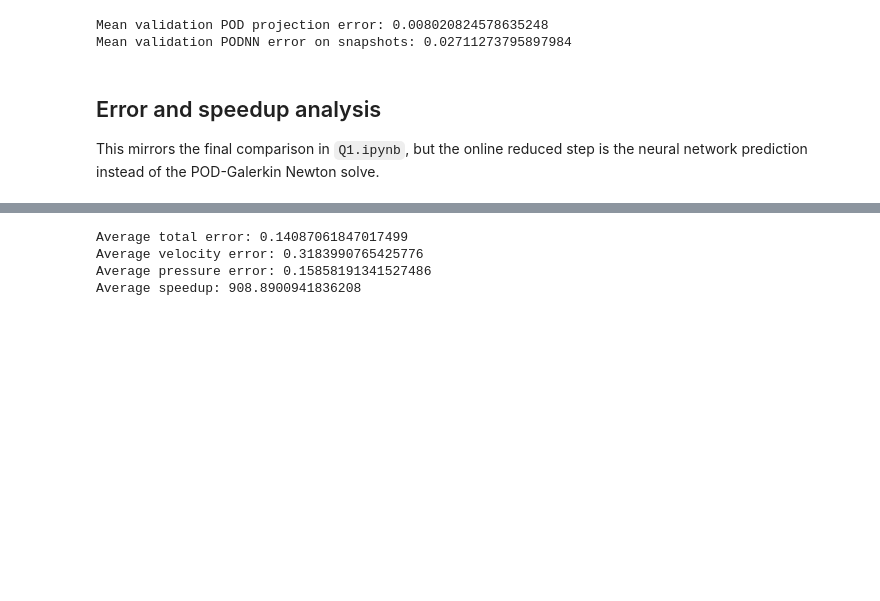
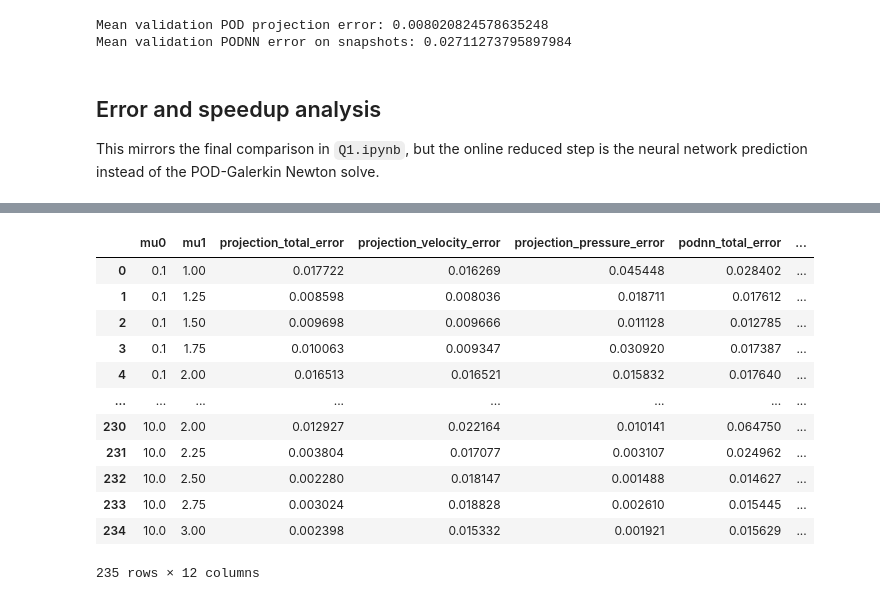
Before and after one commit to tom-fritzdorf/MOR-project, a Jupyter notebook: Q2.ipynb, the cells around one changed output, grey strips where cells are left out. Saved outputs shown, nothing was run; the diff lists cells and outputs as text; code cells hidden in the pictures; blank space fills up the shorter version.

Commit message:
Solution for Q2

```diff
--- a/Q2.ipynb
+++ b/Q2.ipynb
@@ -1394,10 +1365,70 @@ Name: 7, dtype: float64
-# %%
-print("Average total error:", df_results["total_error"].mean())
-print("Average velocity error:", df_results["velocity_error"].mean())
-print("Average pressure error:", df_results["pressure_error"].mean())
-print("Average speedup:", df_results["speedup"].mean())
-# %% [output]
-Average total error: 0.14087061847017499
-Average velocity error: 0.3183990765425776
-Average pressure error: 0.15858191341527486
-Average speedup: 908.8900941836208
+# %%
+import pandas as pd
+
+error_decomposition_results = []
+
+for mu0, mu1 in testing_set:
+    # FOM solution
+    u_fom_full, ux_fom, uy_fom, p_fom, fom_info = solve_fom(mu0, mu1)
+
+    # Best POD projection of the FOM solution
+    coeff_projection = project_snapshot_to_pod_coefficients(u_fom_full)
+    u_projection_full = V_podnn @ coeff_projection
+
+    # PODNN reconstruction
+    u_podnn_full, ux_podnn, uy_podnn, p_podnn, coeff_podnn, podnn_info = solve_podnn(mu0, mu1)
+
+    # Projection errors
+    projection_total, projection_velocity, projection_pressure = compute_relative_errors(
+        u_fom_full,
+        u_projection_full
+    )
+
+    # PODNN errors
+    podnn_total, podnn_velocity, podnn_pressure = compute_relative_errors(
+        u_fom_full,
+        u_podnn_full
+    )
+
+    # Coefficient prediction error
+    coeff_relative_error = (
+        np.linalg.norm(coeff_projection - coeff_podnn)
+        / np.linalg.norm(coeff_projection)
+    )
+
+    error_decomposition_results.append({
+        "mu0": mu0,
+        "mu1": mu1,
+
+        "projection_total_error": projection_total,
+        "projection_velocity_error": projection_velocity,
+        "projection_pressure_error": projection_pressure,
+
+        "podnn_total_error": podnn_total,
+        "podnn_velocity_error": podnn_velocity,
+        "podnn_pressure_error": podnn_pressure,
+
+        "coefficient_relative_error": coeff_relative_error,
+
+        "total_error_gap": podnn_total - projection_total,
+        "velocity_error_gap": podnn_velocity - projection_velocity,
+        "pressure_error_gap": podnn_pressure - projection_pressure,
+    })
+
+df_error_decomposition = pd.DataFrame(error_decomposition_results)
+
+df_error_decomposition
+# %% [output]
+|  | mu0 | mu1 | projection_total_error | projection_velocity_error | projection_pressure_error | podnn_total_error | ... |
+| 0 | 0.1 | 1.00 | 0.017722 | 0.016269 | 0.045448 | 0.028402 | ... |
+| 1 | 0.1 | 1.25 | 0.008598 | 0.008036 | 0.018711 | 0.017612 | ... |
+| 2 | 0.1 | 1.50 | 0.009698 | 0.009666 | 0.011128 | 0.012785 | ... |
+| 3 | 0.1 | 1.75 | 0.010063 | 0.009347 | 0.030920 | 0.017387 | ... |
+| 4 | 0.1 | 2.00 | 0.016513 | 0.016521 | 0.015832 | 0.017640 | ... |
+| ... | ... | ... | ... | ... | ... | ... | ... |
+| 230 | 10.0 | 2.00 | 0.012927 | 0.022164 | 0.010141 | 0.064750 | ... |
+| 231 | 10.0 | 2.25 | 0.003804 | 0.017077 | 0.003107 | 0.024962 | ... |
+| 232 | 10.0 | 2.50 | 0.002280 | 0.018147 | 0.001488 | 0.014627 | ... |
+| 233 | 10.0 | 2.75 | 0.003024 | 0.018828 | 0.002610 | 0.015445 | ... |
+| 234 | 10.0 | 3.00 | 0.002398 | 0.015332 | 0.001921 | 0.015629 | ... |
+235 rows × 12 columns
```
Also changed, not shown: parts of 11 cells of this notebook.
